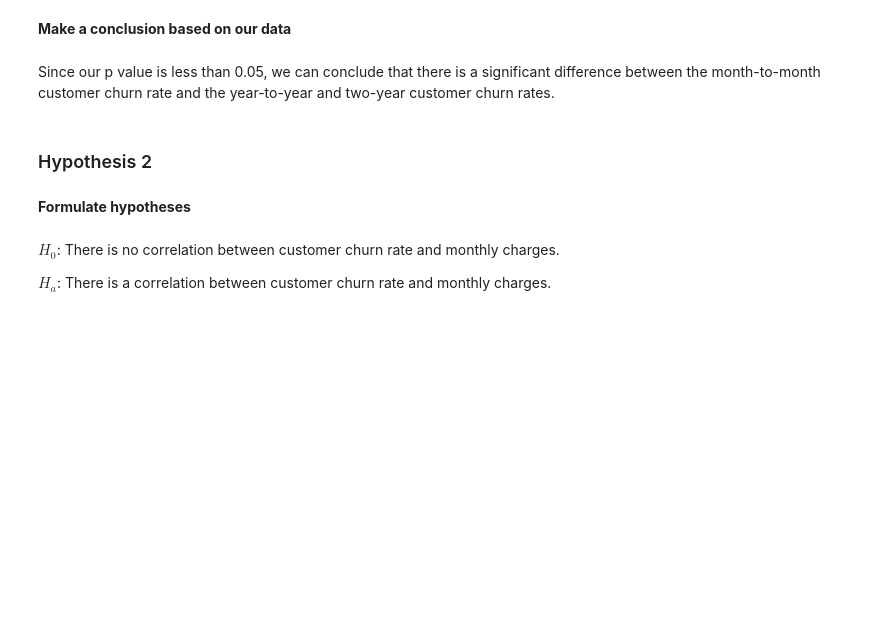
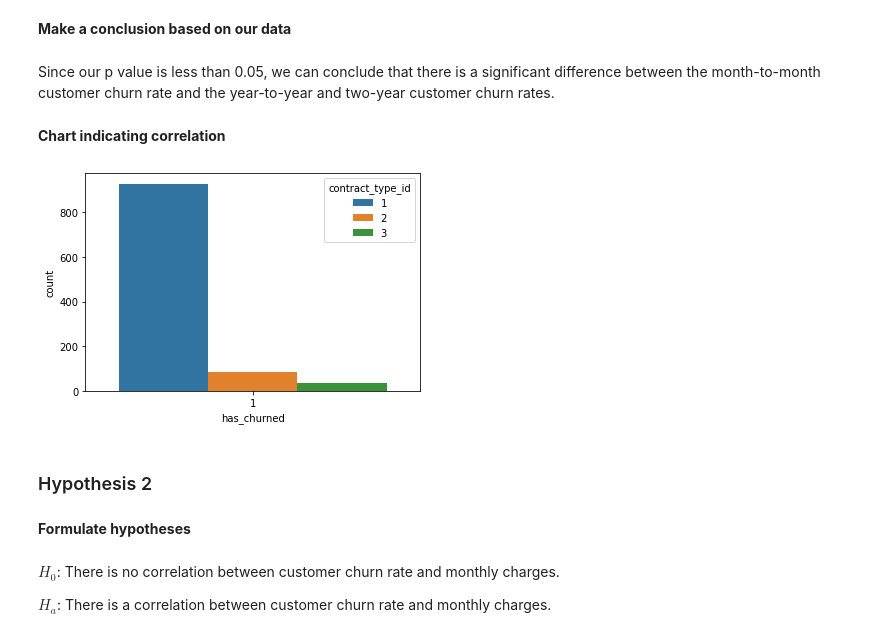
Before and after one commit to malachi-hale/Telco-project, a Jupyter notebook: Project_scratch_work.ipynb, the cells around one changed output. Drawn from its saved outputs; the diff is of its cells as text; code cells hidden in the pictures; blank space fills up the shorter version.

```diff
--- a/Project_scratch_work.ipynb
+++ b/Project_scratch_work.ipynb
@@ -243,0 +266,2 @@ train
+# %%
+train['has_churned'] = train['churn'].replace({'No' : 0, 'Yes': 1})
@@ -271,6 +297,12 @@ p
 **Make a conclusion based on our data**
 # %% [markdown]
 Since our p value is less than 0.05, we can conclude that there is a significant difference between the month-to-month customer churn rate and the year-to-year and two-year customer churn rates.
+# %% [markdown]
+**Chart indicating correlation**
+# %%
+churn_counts_by_contract = sns.countplot(x='has_churned', data=train[train.has_churned == 1], hue = "contract_type_id")
+# %% [output]
+[figure, added]
 # %% [markdown]
 ### Hypothesis 2
 # %% [markdown]
```
Also changed, not shown: parts of 62 cells of this notebook, 1 other file.
